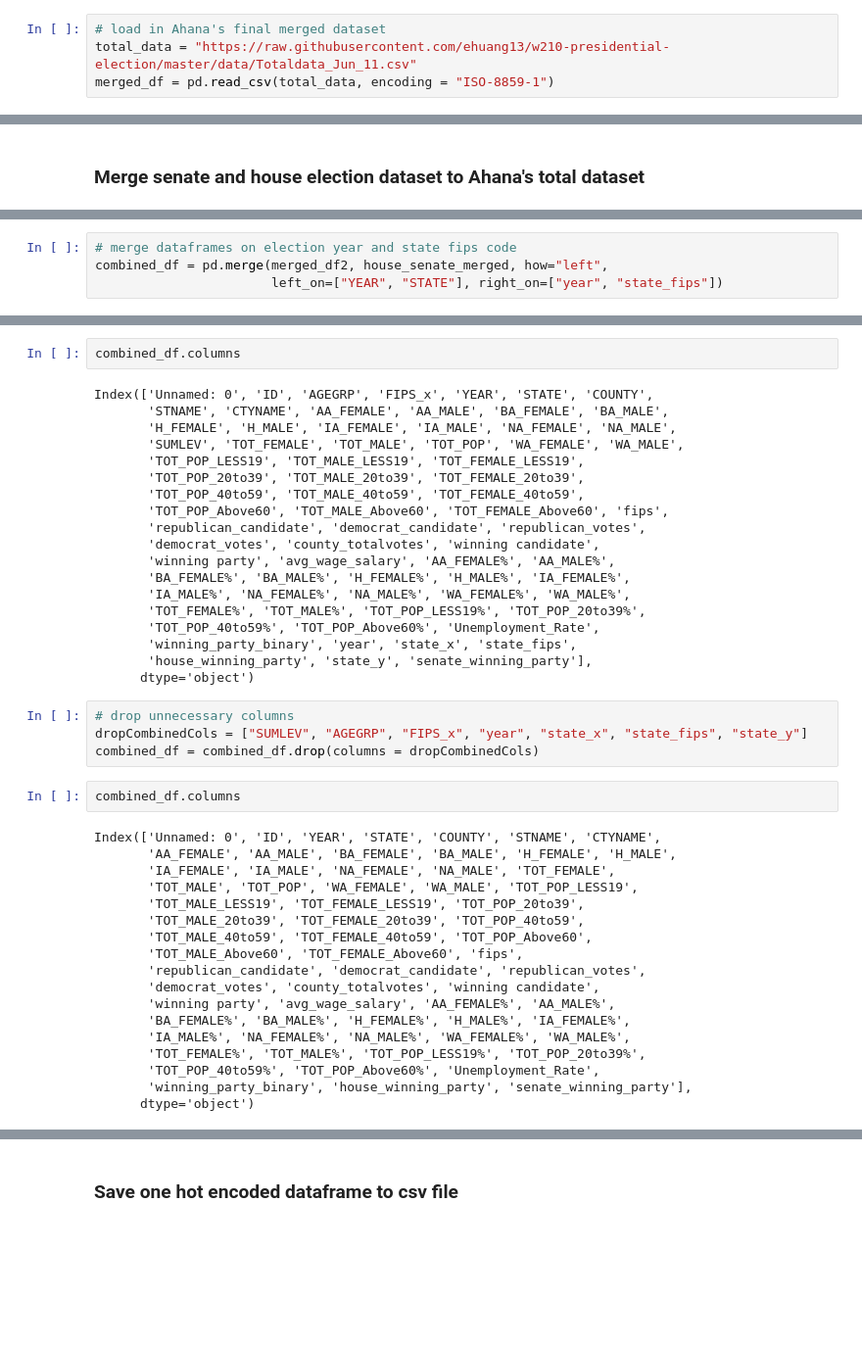
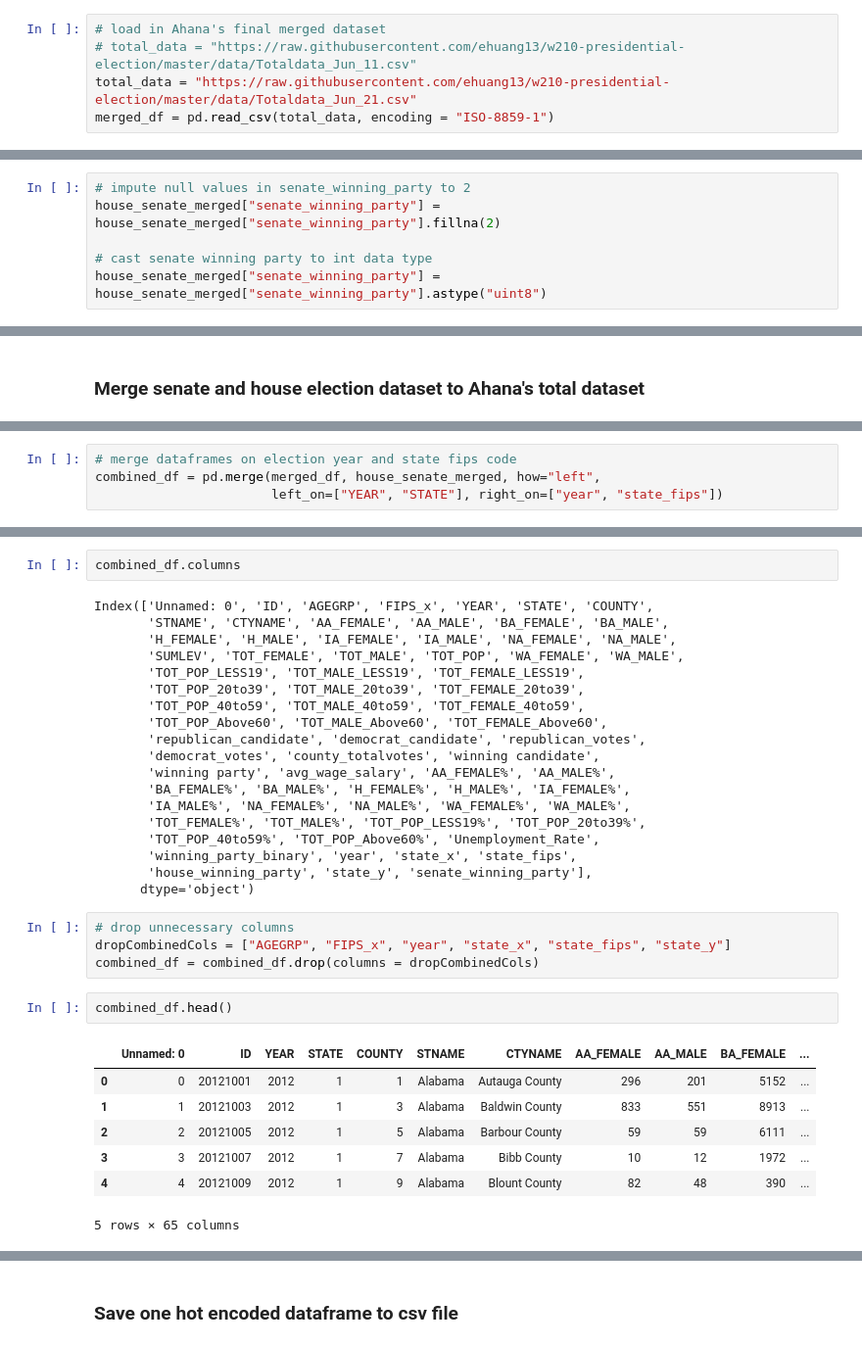
Before and after one commit to ehuang13/w210-presidential-election, a Jupyter notebook: ellie/eda/combining_data.ipynb, the cells around one changed output, grey strips where cells are left out. Shown at 98% size. Cells and saved outputs as stored; diff of their text form; blank space fills up the shorter version.

```diff
--- a/ellie/eda/combining_data.ipynb
+++ b/ellie/eda/combining_data.ipynb
@@ -4,7 +7,8 @@ import pandas as pd
 import seaborn as sns
 # %%
 # load in Ahana's final merged dataset
-total_data = "https://raw.githubusercontent.com/ehuang13/w210-presidential-election/master/data/Totaldata_Jun_11.csv"
+# total_data = "https://raw.githubusercontent.com/ehuang13/w210-presidential-election/master/data/Totaldata_Jun_11.csv"
+total_data = "https://raw.githubusercontent.com/ehuang13/w210-presidential-election/master/data/Totaldata_Jun_21.csv"
 merged_df = pd.read_csv(total_data, encoding = "ISO-8859-1")
 # %%
 # checkout merged_df
@@ -335,3 +327,9 @@ house_winning_party       uint8
 state_y                  object
 senate_winning_party    float64
 dtype: object
+# %%
+# impute null values in senate_winning_party to 2
+house_senate_merged["senate_winning_party"] = house_senate_merged["senate_winning_party"].fillna(2)
+
+# cast senate winning party to int data type
+house_senate_merged["senate_winning_party"] = house_senate_merged["senate_winning_party"].astype("uint8")
@@ -345,6 +354,6 @@ Ahana's dataset dimensions: (15437, 66)
 # %%
 # merge dataframes on election year and state fips code
-combined_df = pd.merge(merged_df2, house_senate_merged, how="left",
+combined_df = pd.merge(merged_df, house_senate_merged, how="left",
                        left_on=["YEAR", "STATE"], right_on=["year", "state_fips"])
 # %%
 print("Combined dataset dimensions: {}".format(combined_df.shape))
@@ -368,7 +377,7 @@ Index(['Unnamed: 0', 'ID', 'AGEGRP', 'FIPS_x', 'YEAR', 'STATE', 'COUNTY',
        'TOT_POP_LESS19', 'TOT_MALE_LESS19', 'TOT_FEMALE_LESS19',
        'TOT_POP_20to39', 'TOT_MALE_20to39', 'TOT_FEMALE_20to39',
        'TOT_POP_40to59', 'TOT_MALE_40to59', 'TOT_FEMALE_40to59',
-       'TOT_POP_Above60', 'TOT_MALE_Above60', 'TOT_FEMALE_Above60', 'fips',
+       'TOT_POP_Above60', 'TOT_MALE_Above60', 'TOT_FEMALE_Above60',
        'republican_candidate', 'democrat_candidate', 'republican_votes',
        'democrat_votes', 'county_totalvotes', 'winning candidate',
        'winning party', 'avg_wage_salary', 'AA_FEMALE%', 'AA_MALE%',
@@ -381,27 +390,17 @@ Index(['Unnamed: 0', 'ID', 'AGEGRP', 'FIPS_x', 'YEAR', 'STATE', 'COUNTY',
       dtype='object')
 # %%
 # drop unnecessary columns
-dropCombinedCols = ["SUMLEV", "AGEGRP", "FIPS_x", "year", "state_x", "state_fips", "state_y"]
+dropCombinedCols = ["AGEGRP", "FIPS_x", "year", "state_x", "state_fips", "state_y"]
 combined_df = combined_df.drop(columns = dropCombinedCols)
 # %%
-combined_df.columns
+combined_df.head()
 # %% [output]
+|  | Unnamed: 0 | ID | YEAR | STATE | COUNTY | STNAME | CTYNAME | AA_FEMALE | AA_MALE | BA_FEMALE | ... |
+| 0 | 0 | 20121001 | 2012 | 1 | 1 | Alabama | Autauga County | 296 | 201 | 5152 | ... |
+| 1 | 1 | 20121003 | 2012 | 1 | 3 | Alabama | Baldwin County | 833 | 551 | 8913 | ... |
+| 2 | 2 | 20121005 | 2012 | 1 | 5 | Alabama | Barbour County | 59 | 59 | 6111 | ... |
+| 3 | 3 | 20121007 | 2012 | 1 | 7 | Alabama | Bibb County | 10 | 12 | 1972 | ... |
+| 4 | 4 | 20121009 | 2012 | 1 | 9 | Alabama | Blount County | 82 | 48 | 390 | ... |
-Index(['Unnamed: 0', 'ID', 'YEAR', 'STATE', 'COUNTY', 'STNAME', 'CTYNAME',
-       'AA_FEMALE', 'AA_MALE', 'BA_FEMALE', 'BA_MALE', 'H_FEMALE', 'H_MALE',
-       'IA_FEMALE', 'IA_MALE', 'NA_FEMALE', 'NA_MALE', 'TOT_FEMALE',
-       'TOT_MALE', 'TOT_POP', 'WA_FEMALE', 'WA_MALE', 'TOT_POP_LESS19',
-       'TOT_MALE_LESS19', 'TOT_FEMALE_LESS19', 'TOT_POP_20to39',
-       'TOT_MALE_20to39', 'TOT_FEMALE_20to39', 'TOT_POP_40to59',
-       'TOT_MALE_40to59', 'TOT_FEMALE_40to59', 'TOT_POP_Above60',
-       'TOT_MALE_Above60', 'TOT_FEMALE_Above60', 'fips',
-       'republican_candidate', 'democrat_candidate', 'republican_votes',
-       'democrat_votes', 'county_totalvotes', 'winning candidate',
-       'winning party', 'avg_wage_salary', 'AA_FEMALE%', 'AA_MALE%',
-       'BA_FEMALE%', 'BA_MALE%', 'H_FEMALE%', 'H_MALE%', 'IA_FEMALE%',
-       'IA_MALE%', 'NA_FEMALE%', 'NA_MALE%', 'WA_FEMALE%', 'WA_MALE%',
-       'TOT_FEMALE%', 'TOT_MALE%', 'TOT_POP_LESS19%', 'TOT_POP_20to39%',
-       'TOT_POP_40to59%', 'TOT_POP_Above60%', 'Unemployment_Rate',
-       'winning_party_binary', 'house_winning_party', 'senate_winning_party'],
-      dtype='object')
+5 rows × 65 columns
 # %%
 # rename columns
```
Also changed, not shown: parts of 26 cells of this notebook, 1 other file.
